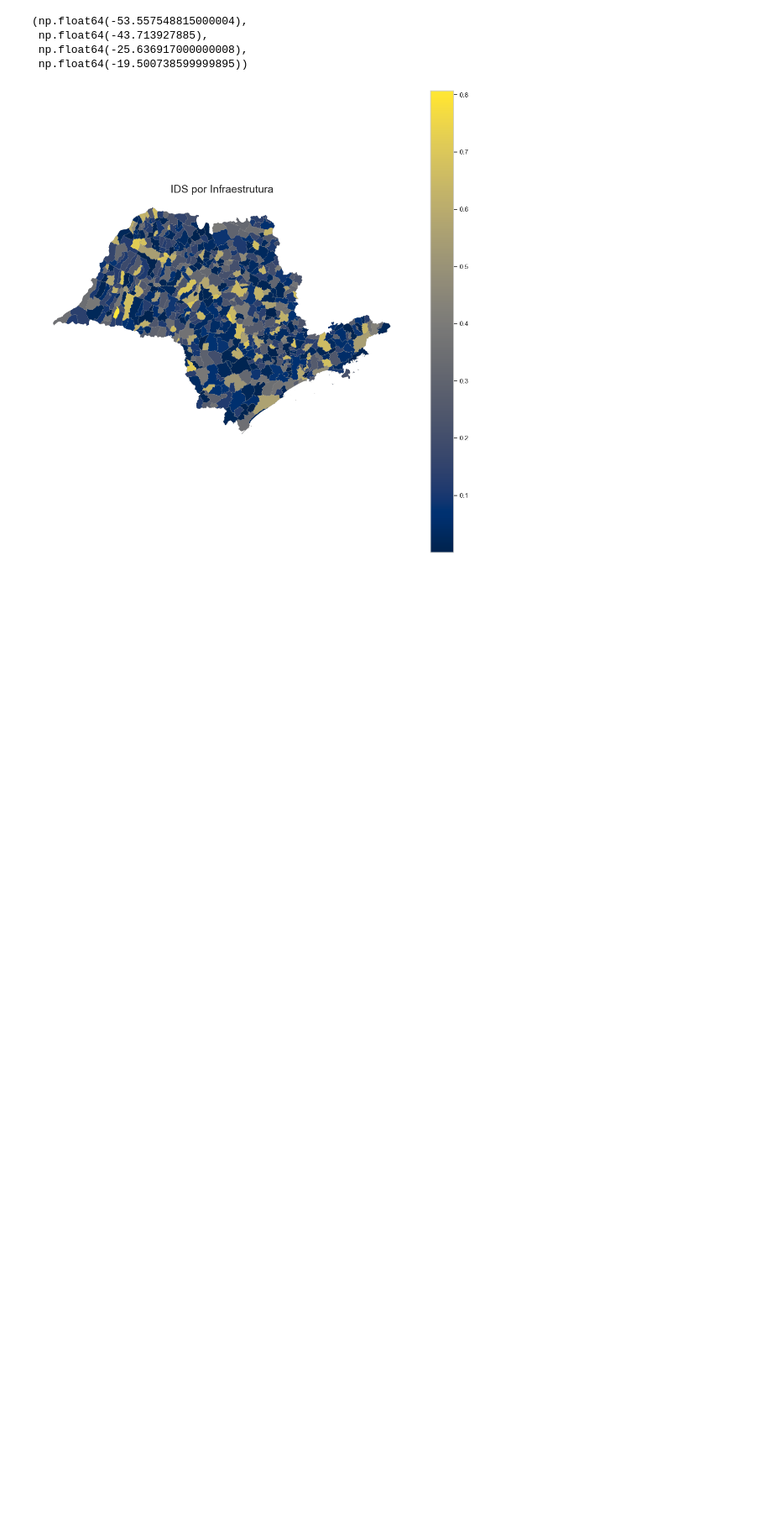
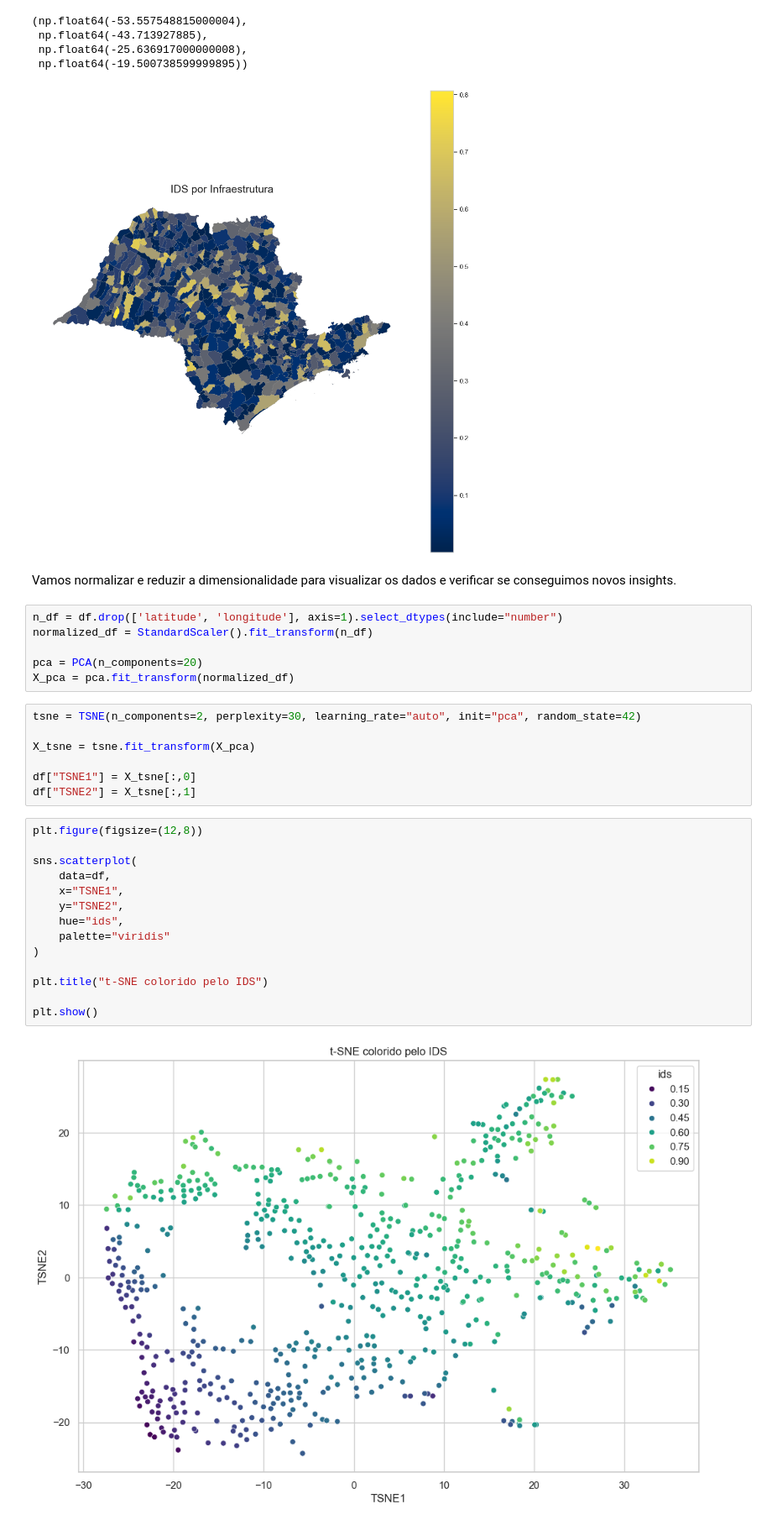
Before and after one commit to AndreyFernandes-NP/ProjetoIntegrador-I, a Jupyter notebook: notebooks/EDA.ipynb, the cells around one changed output. Shown at 84% size. Drawn from its saved outputs; the diff is of its cells as text; blank space fills up the shorter version.

```diff
--- a/notebooks/EDA.ipynb
+++ b/notebooks/EDA.ipynb
@@ -472,3 +490,34 @@ ax.axis("off")
  np.float64(-25.636917000000008),
  np.float64(-19.500738599999895))
 [figure]
+# %% [markdown]
+Vamos normalizar e reduzir a dimensionalidade para visualizar os dados e verificar se conseguimos novos insights.
+# %%
+n_df = df.drop(['latitude', 'longitude'], axis=1).select_dtypes(include="number")
+normalized_df = StandardScaler().fit_transform(n_df)
+
+pca = PCA(n_components=20)
+X_pca = pca.fit_transform(normalized_df)
+# %%
+tsne = TSNE(n_components=2, perplexity=30, learning_rate="auto", init="pca", random_state=42)
+
+X_tsne = tsne.fit_transform(X_pca)
+
+df["TSNE1"] = X_tsne[:,0]
+df["TSNE2"] = X_tsne[:,1]
+# %%
+plt.figure(figsize=(12,8))
+
+sns.scatterplot(
+    data=df,
+    x="TSNE1",
+    y="TSNE2",
+    hue="ids",
+    palette="viridis"
+)
+
+plt.title("t-SNE colorido pelo IDS")
+
+plt.show()
+# %% [output]
+[figure, added]
```
Also changed, not shown: parts of 6 cells of this notebook.
